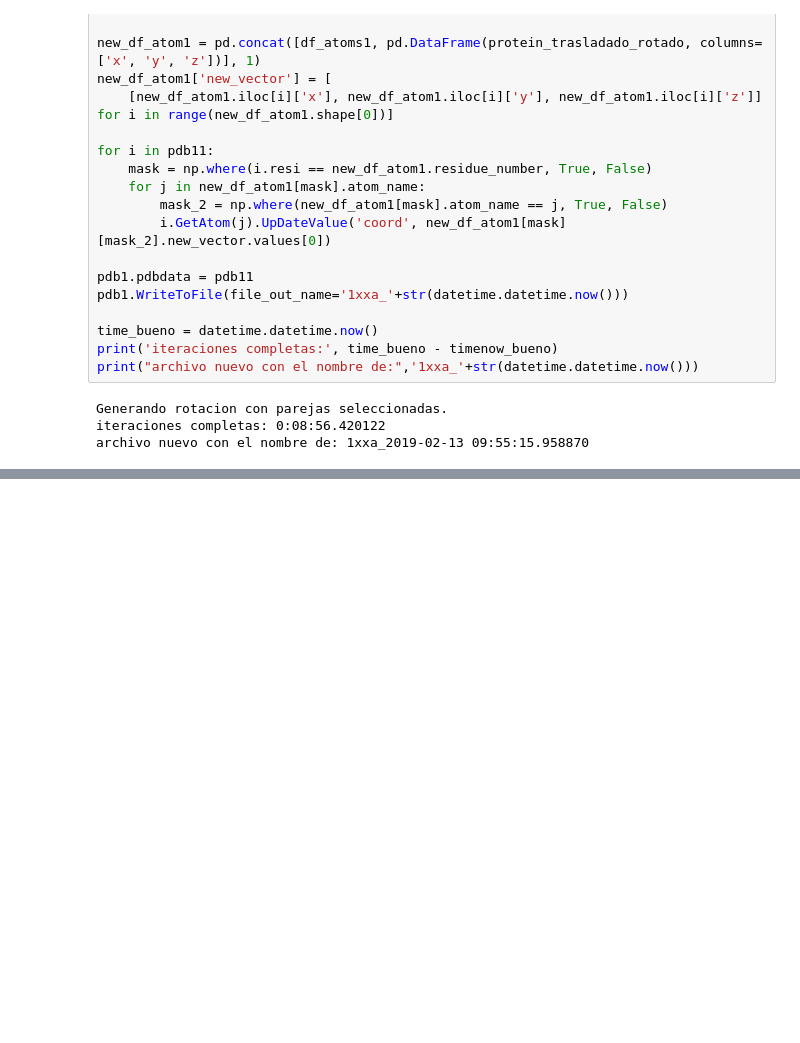
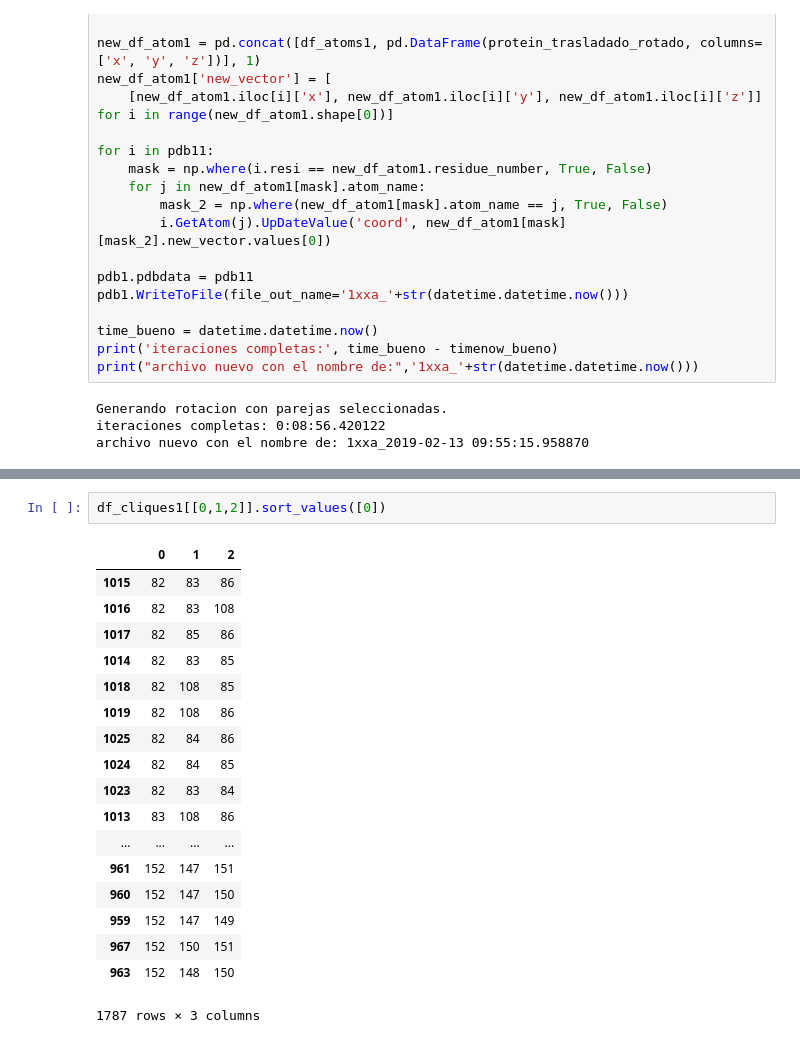
Before and after one commit to marciniega/pdbmani, a Jupyter notebook: Serch/Experimentos/Check_Software_Completo.ipynb, the cells around one changed output, grey strips where cells are left out. Cells and saved outputs as stored; diff of their text form; blank space fills up the shorter version.

```diff
--- a/Serch/Experimentos/Check_Software_Completo.ipynb
+++ b/Serch/Experimentos/Check_Software_Completo.ipynb
@@ -651,0 +982,21 @@ archivo nuevo con el nombre de: 1xxa_2019-02-13 09:55:15.958870
+# %%
+df_cliques1[[0,1,2]].sort_values([0])
+# %% [output]
+|  | 0 | 1 | 2 |
+| 1015 | 82 | 83 | 86 |
+| 1016 | 82 | 83 | 108 |
+| 1017 | 82 | 85 | 86 |
+| 1014 | 82 | 83 | 85 |
+| 1018 | 82 | 108 | 85 |
+| 1019 | 82 | 108 | 86 |
+| 1025 | 82 | 84 | 86 |
+| 1024 | 82 | 84 | 85 |
+| 1023 | 82 | 83 | 84 |
+| 1013 | 83 | 108 | 86 |
+| ... | ... | ... | ... |
+| 961 | 152 | 147 | 151 |
+| 960 | 152 | 147 | 150 |
+| 959 | 152 | 147 | 149 |
+| 967 | 152 | 150 | 151 |
+| 963 | 152 | 148 | 150 |
+1787 rows × 3 columns
```
Also changed, not shown: parts of 36 cells of this notebook, 29 other files.
